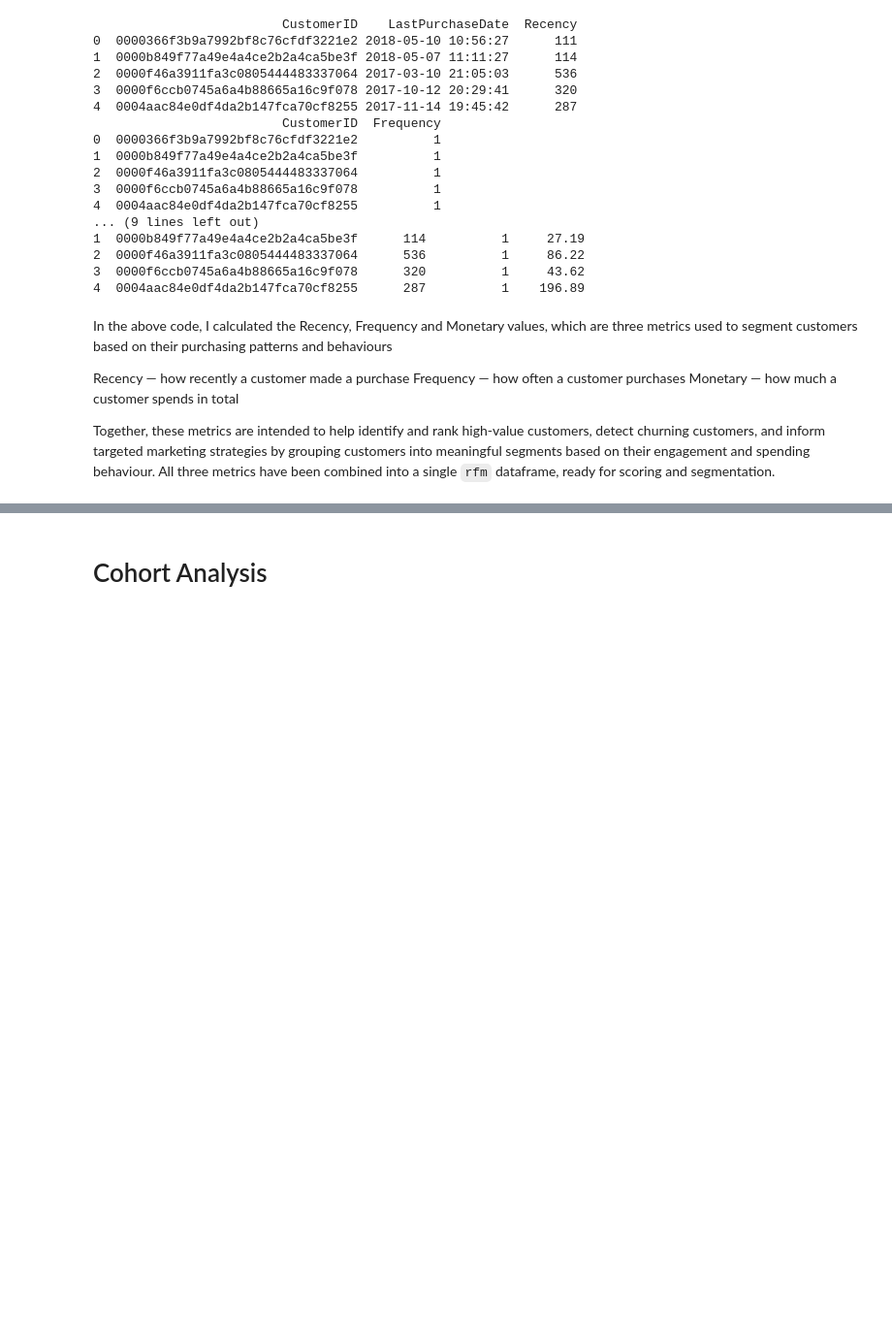
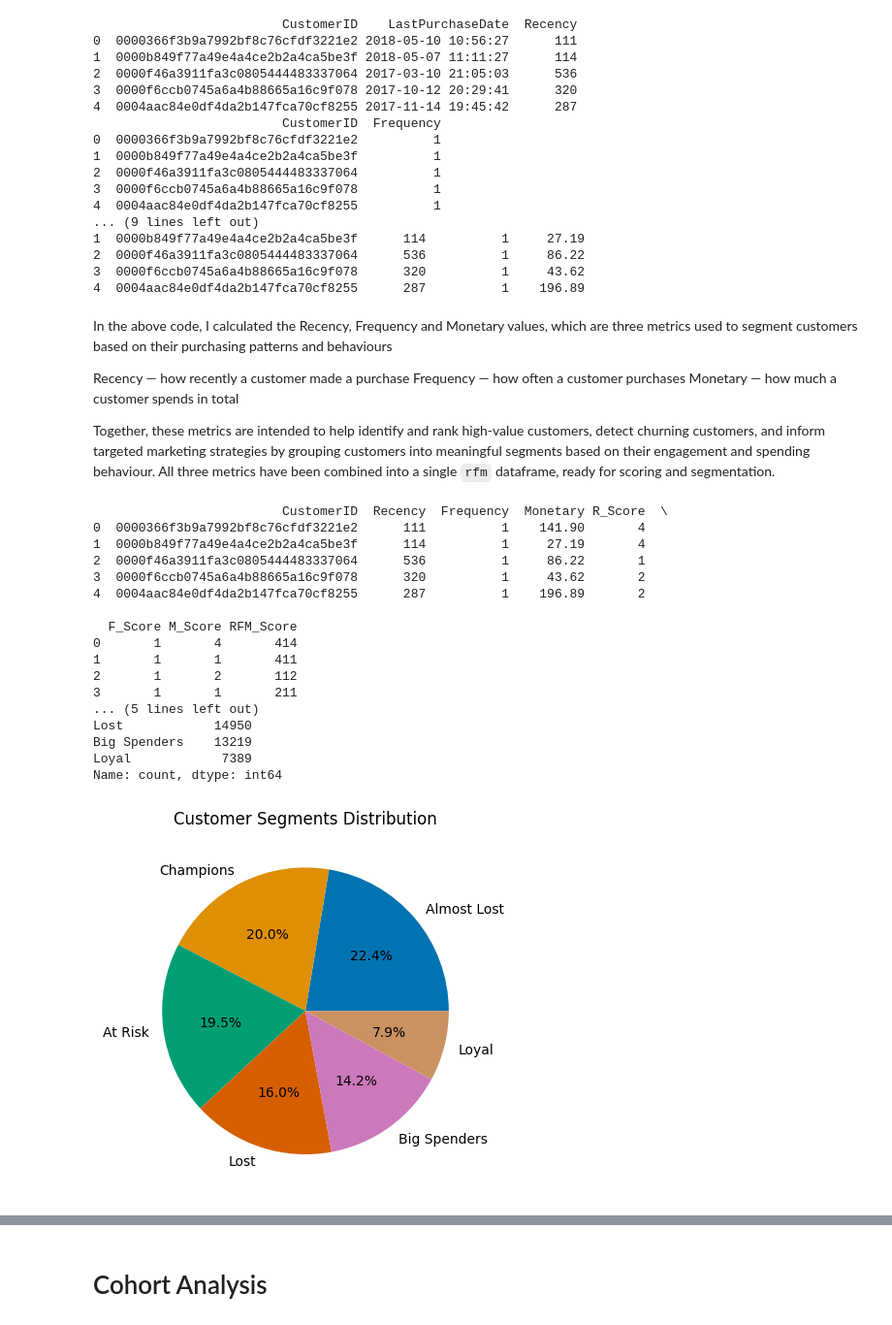
Before and after one commit to jxcksonli/olist-customer-insights-study, a Jupyter notebook: main-analysis.ipynb, the cells around one changed output, grey strips where cells are left out. Shown at 97% size. Cells and saved outputs as stored; diff of their text form; code cells hidden in the pictures; blank space fills up the shorter version.

```diff
--- a/main-analysis.ipynb
+++ b/main-analysis.ipynb
@@ -426,3 +426,47 @@ Frequency — how often a customer purchases
 Monetary — how much a customer spends in total
 
 Together, these metrics are intended to help identify and rank high-value customers, detect churning customers, and inform targeted marketing strategies by grouping customers into meaningful segments based on their engagement and spending behaviour. All three metrics have been combined into a single `rfm` dataframe, ready for scoring and segmentation.
+# %%
+rfm['R_Score'] = pd.qcut(rfm['Recency'].rank(method='first'),  q=5, labels=[5,4,3,2,1], duplicates='drop') # 5 means bought recently, 1 means bought a long time ago
+rfm['F_Score'] = pd.qcut(rfm['Frequency'].rank(method='first'), q=5, labels=[1,2,3,4,5], duplicates='drop') # 5 means most frequent, 1 means least frequent
+rfm['M_Score'] = pd.qcut(rfm['Monetary'].rank(method='first'),  q=5, labels=[1,2,3,4,5], duplicates='drop') # 5 means highest spending, 1 means lowest spending
+# Ideal Customer has a score of 555
+
+rfm['RFM_Score'] = rfm['R_Score'].astype(str) + rfm['F_Score'].astype(str) + rfm['M_Score'].astype(str) # Combine R, F and M scores into a single RFM score for easier segmentation
+print(rfm.head())
+
+segmentation_groups = {
+    r'5[1-5][1-5]':     'Champions',    # R=5, any F, any M
+    r'[4][4-5][1-5]':   'Loyal',        # R=4, high F
+    r'[1-5][1-5][5]':   'Big Spenders', # any R, any F, M=5
+    r'[3-4][1-3][1-4]': 'At Risk',      # R=3-4, low F, low-mid M
+    r'[2-3][1-5][1-5]': 'Almost Lost',  # R=2-3
+    r'1[1-5][1-5]':     'Lost',         # R=1, anything
+}
+
+rfm['Segment'] = rfm['RFM_Score'].replace(segmentation_groups, regex=True) # Map RFM scores to segments based on defined patterns
+print(rfm['Segment'].value_counts())
+
+
+plt.pie(rfm['Segment'].value_counts().values, labels=rfm['Segment'].value_counts().index, autopct='%1.1f%%', colors=sns.color_palette('colorblind'))
+plt.title('Customer Segments Distribution')
+plt.show()
+# %% [output]
+                         CustomerID  Recency  Frequency  Monetary R_Score  \
+0  0000366f3b9a7992bf8c76cfdf3221e2      111          1    141.90       4
+1  0000b849f77a49e4a4ce2b2a4ca5be3f      114          1     27.19       4
+2  0000f46a3911fa3c0805444483337064      536          1     86.22       1
+3  0000f6ccb0745a6a4b88665a16c9f078      320          1     43.62       2
+4  0004aac84e0df4da2b147fca70cf8255      287          1    196.89       2
+
+  F_Score M_Score RFM_Score
+0       1       4       414
+1       1       1       411
+2       1       2       112
+3       1       1       211
+... (5 lines left out)
+Lost            14950
+Big Spenders    13219
+Loyal            7389
+Name: count, dtype: int64
+[figure, added]
```
Also changed, not shown: parts of 5 cells of this notebook.
